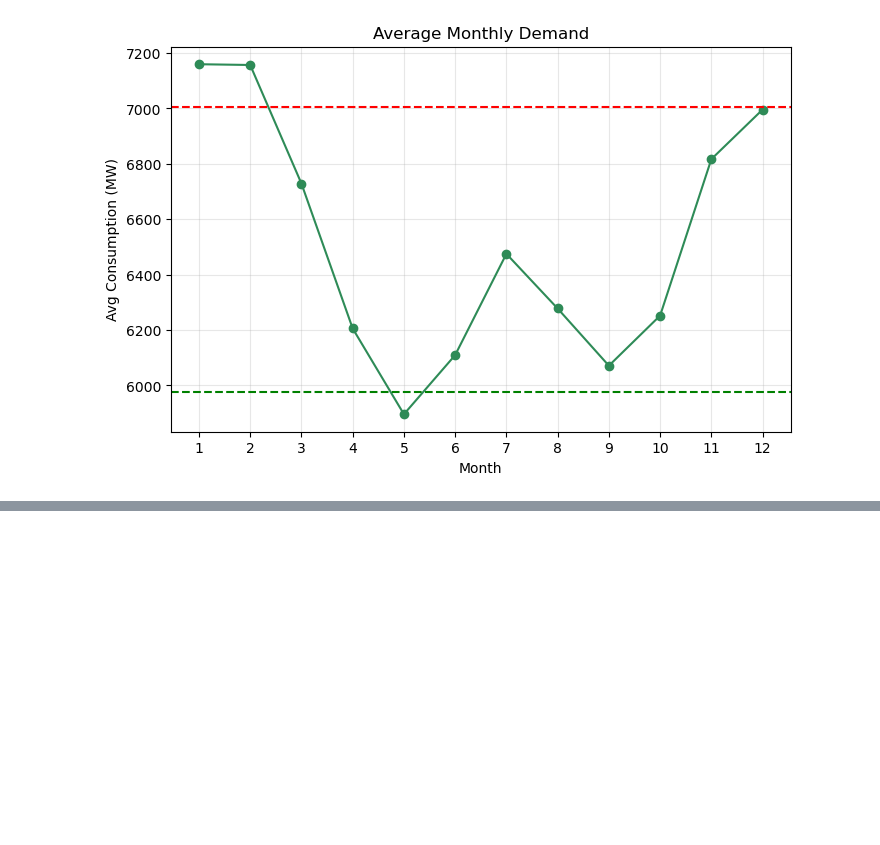
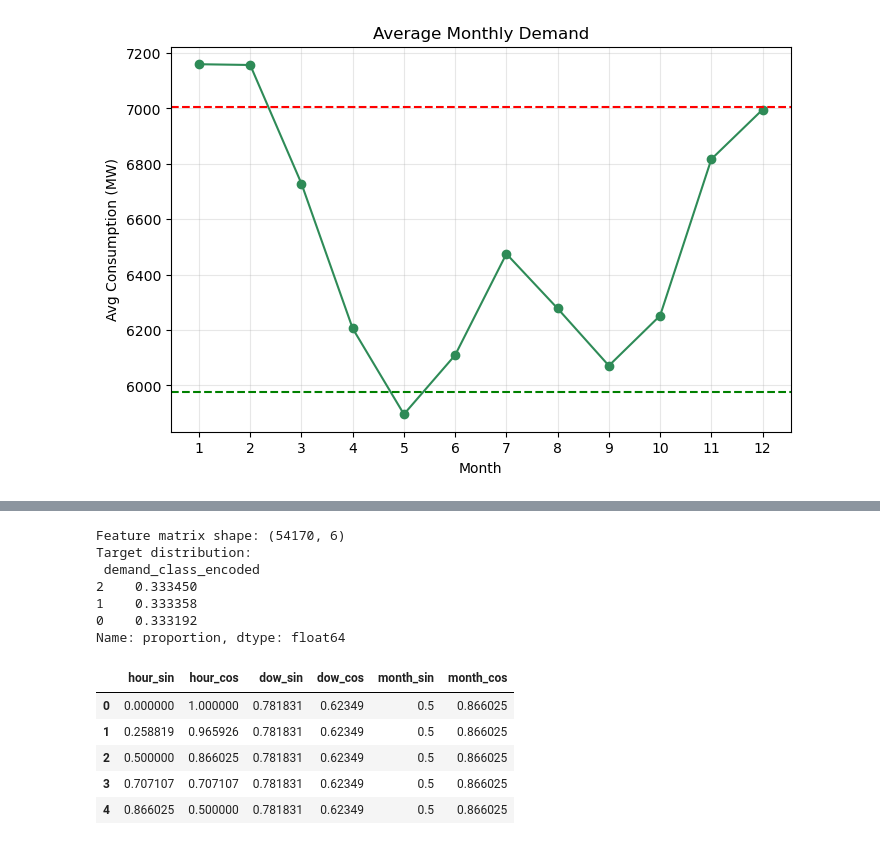
Before and after one commit to FedorSulaev/energy-demand-classifier, a Jupyter notebook: notebooks/02_data_collection_and_preprocessing.ipynb, the cells around one changed output, grey strips where cells are left out. Cells and saved outputs as stored; diff of their text form; code cells hidden in the pictures; blank space fills up the shorter version.

```diff
--- a/notebooks/02_data_collection_and_preprocessing.ipynb
+++ b/notebooks/02_data_collection_and_preprocessing.ipynb
@@ -602,0 +819,30 @@ plt.show()
+# %%
+# Define features (time encodings only)
+feature_cols = [
+    "hour_sin", "hour_cos",
+    "dow_sin", "dow_cos",
+    "month_sin", "month_cos"
+]
+target_col = "demand_class_encoded"
+
+# Split dataset
+X = df[feature_cols].copy()
+y = df[target_col].copy()
+
+print("Feature matrix shape:", X.shape)
+print("Target distribution:\n", y.value_counts(normalize=True))
+X.head()
+# %% [output]
+Feature matrix shape: (54170, 6)
+Target distribution:
+ demand_class_encoded
+2    0.333450
+1    0.333358
+0    0.333192
+Name: proportion, dtype: float64
+|  | hour_sin | hour_cos | dow_sin | dow_cos | month_sin | month_cos |
+| 0 | 0.000000 | 1.000000 | 0.781831 | 0.62349 | 0.5 | 0.866025 |
+| 1 | 0.258819 | 0.965926 | 0.781831 | 0.62349 | 0.5 | 0.866025 |
+| 2 | 0.500000 | 0.866025 | 0.781831 | 0.62349 | 0.5 | 0.866025 |
+| 3 | 0.707107 | 0.707107 | 0.781831 | 0.62349 | 0.5 | 0.866025 |
+| 4 | 0.866025 | 0.500000 | 0.781831 | 0.62349 | 0.5 | 0.866025 |
```
Also changed, not shown: parts of 19 cells of this notebook, 2 other files.
